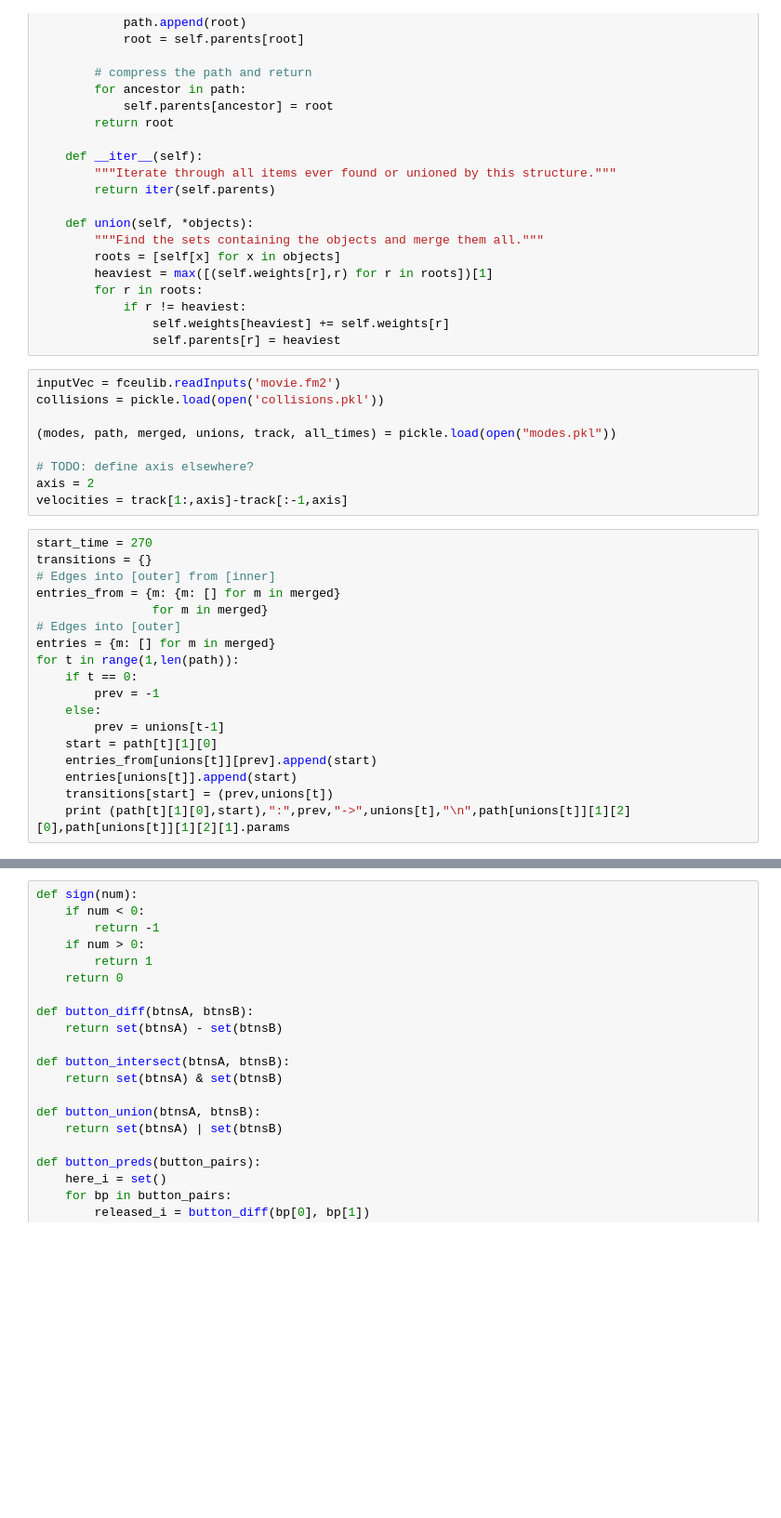
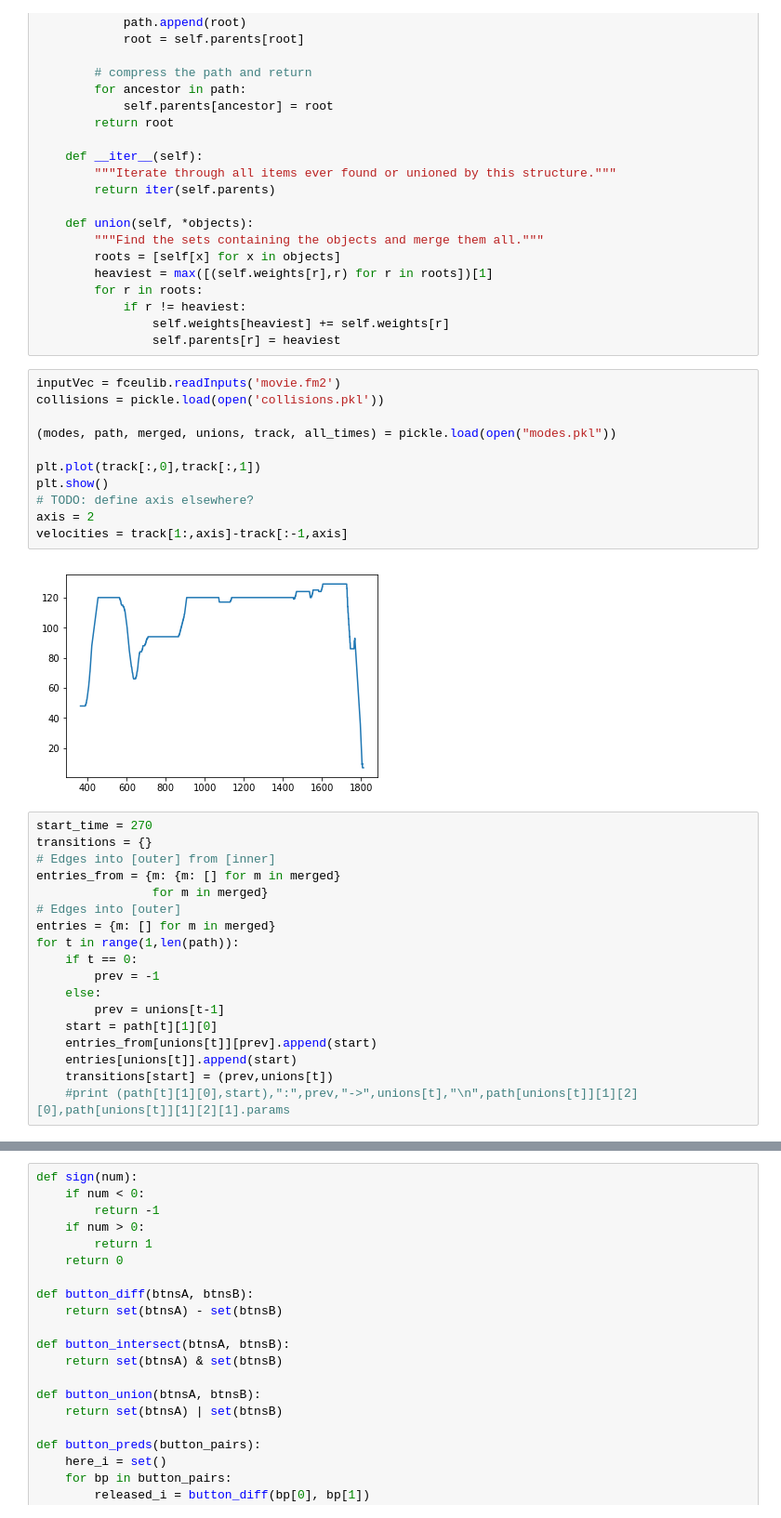
Before and after one commit to JoeOsborn/mechlearn, a Jupyter notebook: mechlearn/Causes.ipynb, the cells around one changed output, grey strips where cells are left out. Shown at 93% size. Cells and saved outputs as stored; diff of their text form; blank space fills up the shorter version.

```diff
--- a/mechlearn/Causes.ipynb
+++ b/mechlearn/Causes.ipynb
@@ -75,12 +75,16 @@ class UnionFind:
 # %%
 inputVec = fceulib.readInputs('movie.fm2')
 collisions = pickle.load(open('collisions.pkl'))
 
 (modes, path, merged, unions, track, all_times) = pickle.load(open("modes.pkl"))
 
+plt.plot(track[:,0],track[:,1])
+plt.show()
 # TODO: define axis elsewhere?
 axis = 2
 velocities = track[1:,axis]-track[:-1,axis]
+# %% [output]
+[figure, added]
 # %%
 start_time = 270
 transitions = {}
@@ -98,6 +102,6 @@ for t in range(1,len(path)):
     entries_from[unions[t]][prev].append(start)
     entries[unions[t]].append(start)
     transitions[start] = (prev,unions[t])
-    print (path[t][1][0],start),":",prev,"->",unions[t],"\n",path[unions[t]][1][2][0],path[unions[t]][1][2][1].params
+    #print (path[t][1][0],start),":",prev,"->",unions[t],"\n",path[unions[t]][1][2][0],path[unions[t]][1][2][1].params
 # %%
 G = nx.MultiDiGraph()
```
Also changed, not shown: parts of 7 cells of this notebook, 4 other files.
